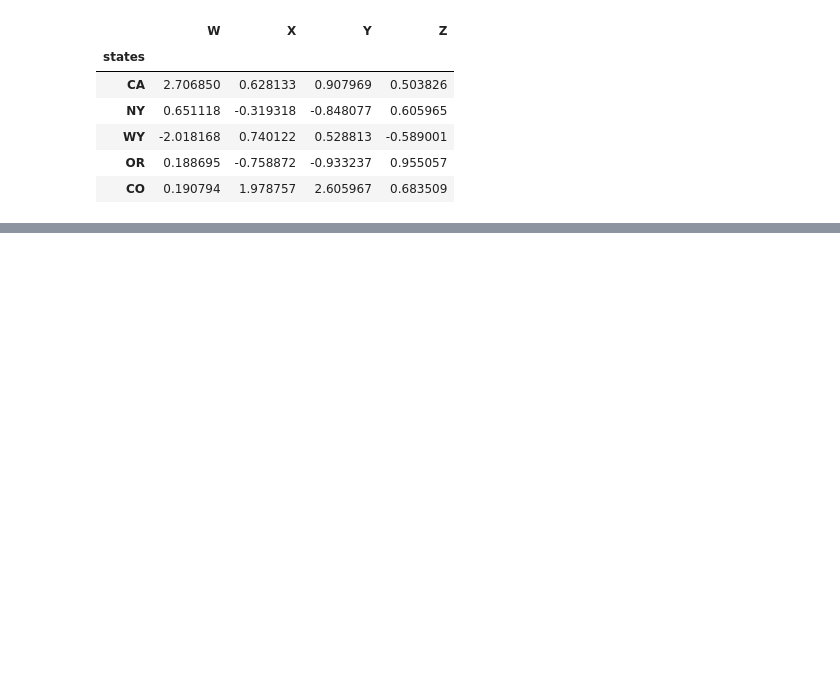
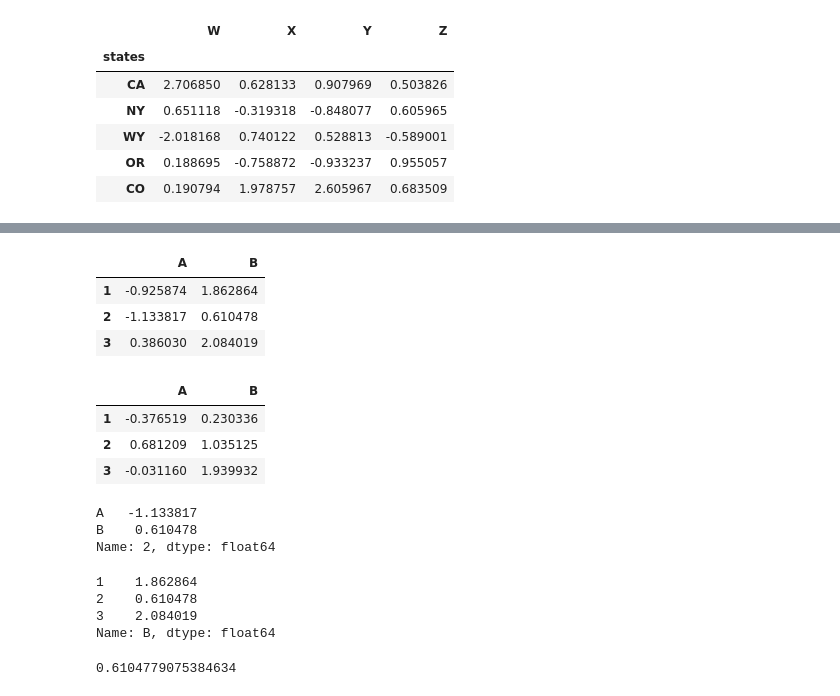
Before and after one commit to Sayeed843/Python-for-DS-ML, a Jupyter notebook: python-pandas/pandas-overview.ipynb, the cells around one changed output, grey strips where cells are left out. Saved outputs shown, nothing was run; the diff lists cells and outputs as text; code cells hidden in the pictures; blank space fills up the shorter version.

```diff
--- a/python-pandas/pandas-overview.ipynb
+++ b/python-pandas/pandas-overview.ipynb
@@ -513,0 +565,31 @@ df
+# %%
+df.loc['G1']
+# %% [output]
+|  | A | B |
+| 1 | -0.925874 | 1.862864 |
+| 2 | -1.133817 | 0.610478 |
+| 3 | 0.386030 | 2.084019 |
+# %%
+df.loc['G2']
+# %% [output]
+|  | A | B |
+| 1 | -0.376519 | 0.230336 |
+| 2 | 0.681209 | 1.035125 |
+| 3 | -0.031160 | 1.939932 |
+# %%
+df.loc['G1'].loc[2] # Grap the row
+# %% [output]
+A   -1.133817
+B    0.610478
+Name: 2, dtype: float64
+# %%
+df.loc['G1']['B']  # Grap the column'
+# %% [output]
+1    1.862864
+2    0.610478
+3    2.084019
+Name: B, dtype: float64
+# %%
+df.loc['G1'].loc[2]['B']
+# %% [output]
+0.6104779075384634
```
Also changed, not shown: parts of 23 cells of this notebook.
